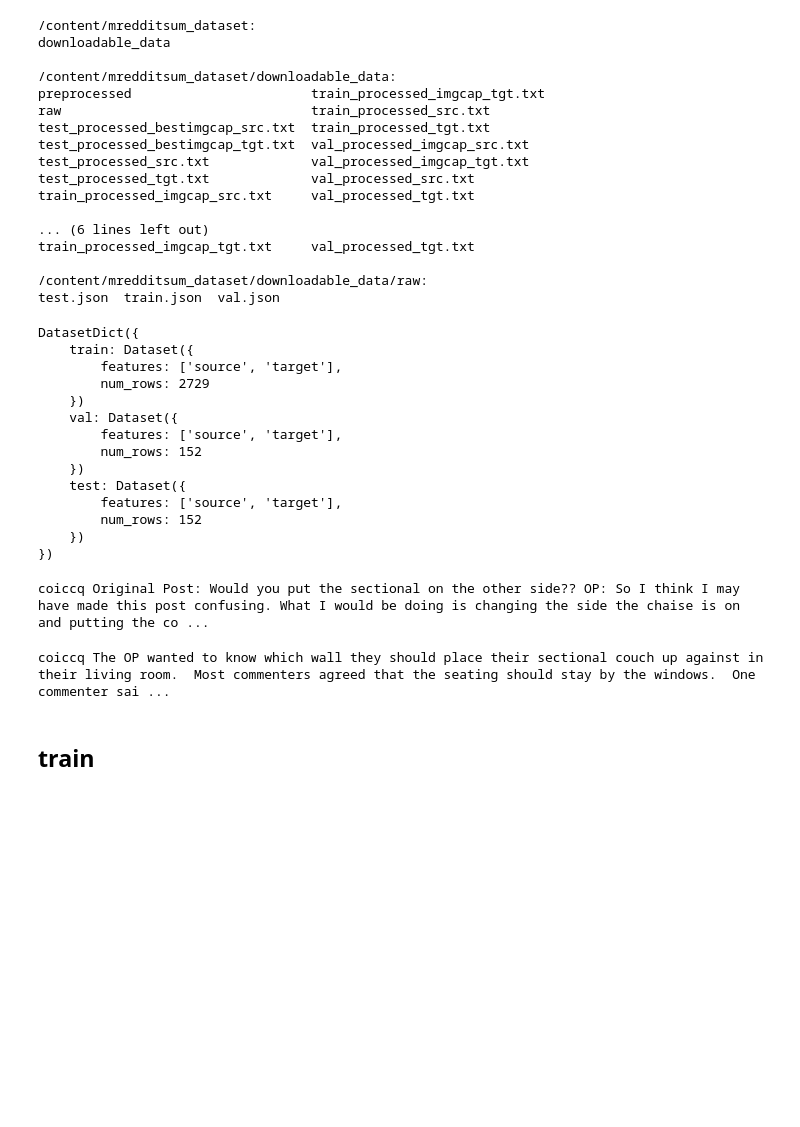
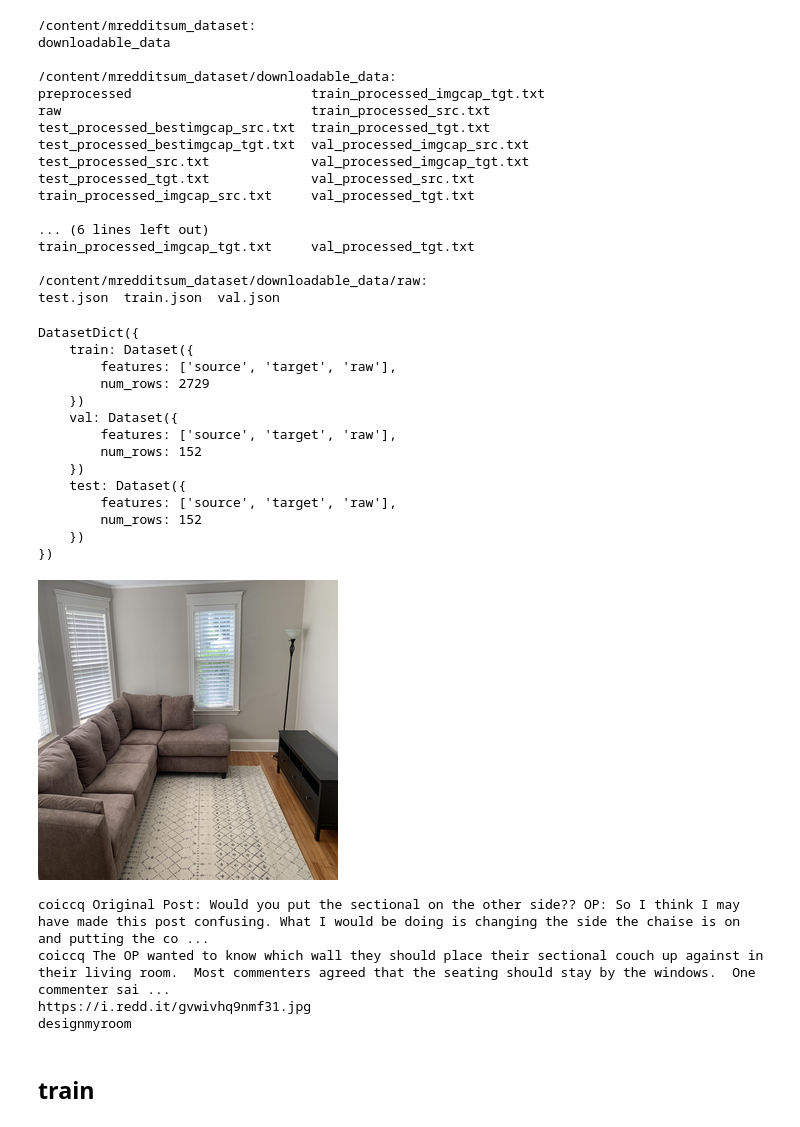
Before and after one commit to ankorn/redred, a Jupyter notebook: model/train_gemma.ipynb, the cells around one changed output. Saved outputs shown, nothing was run; the diff lists cells and outputs as text; code cells hidden in the pictures; blank space fills up the shorter version.

Commit message:
mredditsum ds

```diff
--- a/model/train_gemma.ipynb
+++ b/model/train_gemma.ipynb
@@ -64,7 +59,0 @@ extract_dir
-# %%
-import os
-
-# List the top-level contents of the extracted dataset
-extract_dir = "/content/mredditsum_dataset"
-for root, dirs, files in os.walk(extract_dir):
-    print(root, dirs[:10], files[:10])  # only show first 10 items
@@ -95,32 +79,38 @@ train_processed_imgcap_tgt.txt     val_processed_tgt.txt
 test.json  train.json  val.json
 # %%
 from datasets import Dataset, DatasetDict
+import json
 
 data_dir = extract_dir
 splits = {
-    "train": {"src": "train_processed_src.txt", "tgt": "train_processed_tgt.txt"},
-    "val":   {"src": "val_processed_src.txt",   "tgt": "val_processed_tgt.txt"},
-    "test":  {"src": "test_processed_src.txt",  "tgt": "test_processed_tgt.txt"},
+    "train": {"src": "train_processed_src.txt", "tgt": "train_processed_tgt.txt", "raw": "train.json"},
+    "val":   {"src": "val_processed_src.txt",   "tgt": "val_processed_tgt.txt", "raw": "val.json"},
+    "test":  {"src": "test_processed_src.txt",  "tgt": "test_processed_tgt.txt", "raw": "test.json"},
 }
 
 dataset_dict = {}
 for split_name, files in splits.items():
     src_path = os.path.join(data_dir + '/downloadable_data/preprocessed/', files["src"])
     tgt_path = os.path.join(data_dir + '/downloadable_data/preprocessed/', files["tgt"])
+    raw_path = os.path.join(data_dir + '/downloadable_data/raw/', files["raw"])
 
     # Read source and target files line by line
     with open(src_path, "r", encoding="utf-8") as f:
         src_lines = f.read().strip().split("\n")
     with open(tgt_path, "r", encoding="utf-8") as f:
         tgt_lines = f.read().strip().split("\n")
+    with open(raw_path, "r", encoding="utf-8") as f:
+        raw_lines = json.load(f)["threads"]
 
     # Make sure we have matching pairs
-    assert len(src_lines) == len(tgt_lines), f"Mismatch in {split_name}: {len(src_lines)} src vs {len(tgt_lines)} tgt"
+    error_msg = f"Mismatch in {split_name}: {len(src_lines)} src vs {len(tgt_lines)} tgt vs raw  {len(raw_lines)}"
+    assert len(src_lines) == len(tgt_lines) == len(raw_lines), error_msg
 
     # Create a Hugging Face Dataset for this split
     dataset_dict[split_name] = Dataset.from_dict({
         "source": src_lines,
-        "target": tgt_lines
+        "target": tgt_lines,
+        "raw": raw_lines
     })
 
 # Combine into a single DatasetDict
@@ -129,23 +119,49 @@ print(mredditsum)
 # %% [output]
 DatasetDict({
     train: Dataset({
-        features: ['source', 'target'],
+        features: ['source', 'target', 'raw'],
         num_rows: 2729
     })
     val: Dataset({
-        features: ['source', 'target'],
+        features: ['source', 'target', 'raw'],
         num_rows: 152
     })
     test: Dataset({
-        features: ['source', 'target'],
+        features: ['source', 'target', 'raw'],
         num_rows: 152
     })
 })
+# %%
+from PIL import Image
+from io import BytesIO
+import os
+from IPython.display import display
+import requests
+
+def download_image_800x800(url):
+    headers = {"User-Agent": "Mozilla/5.0 (Windows NT 10.0; Win64; x64) AppleWebKit/537.36"}
+
+    r = requests.get(url, headers=headers, timeout=30)
+    r.raise_for_status()
+
+    img = Image.open(BytesIO(r.content))
+    if img.mode != "RGB":
+        img = img.convert("RGB")
+
+    img = img.resize((300, 300), Image.Resampling.LANCZOS)
+
+    return img
+
+download_image_800x800(mredditsum['train']['raw'][0]['url'])
+# %% [output]
+[figure, added]
 # %%
 print(mredditsum['train']['source'][0])
+print(mredditsum['train']['target'][0])
+print(mredditsum['train']['raw'][0]['url'])
+print(mredditsum['train']['raw'][0]['subreddit'])
 # %% [output]
 coiccq Original Post: Would you put the sectional on the other side?? OP: So I think I may have made this post confusing. What I would be doing is changing the side the chaise is on and putting the co ...
+coiccq The OP wanted to know which wall they should place their sectional couch up against in their living room.  Most commenters agreed that the seating should stay by the windows.  One commenter sai ...
+https://i.redd.it/gvwivhq9nmf31.jpg
+designmyroom
-# %%
-print(mredditsum['train']['target'][0])
-# %% [output]
-coiccq The OP wanted to know which wall they should place their sectional couch up against in their living room.  Most commenters agreed that the seating should stay by the windows.  One commenter sai ...
```
Also changed, not shown: parts of 4 cells of this notebook, 1 other file.
